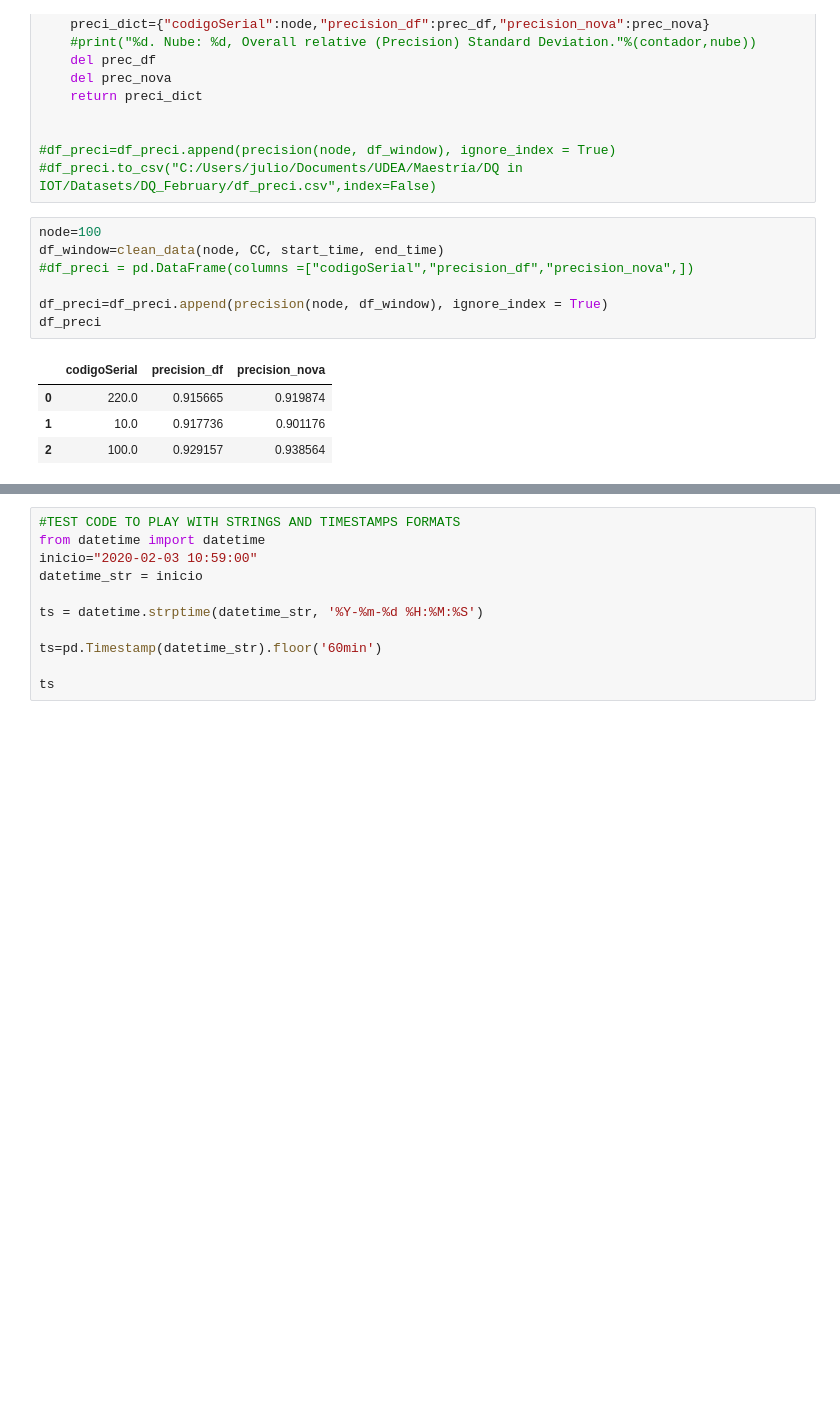
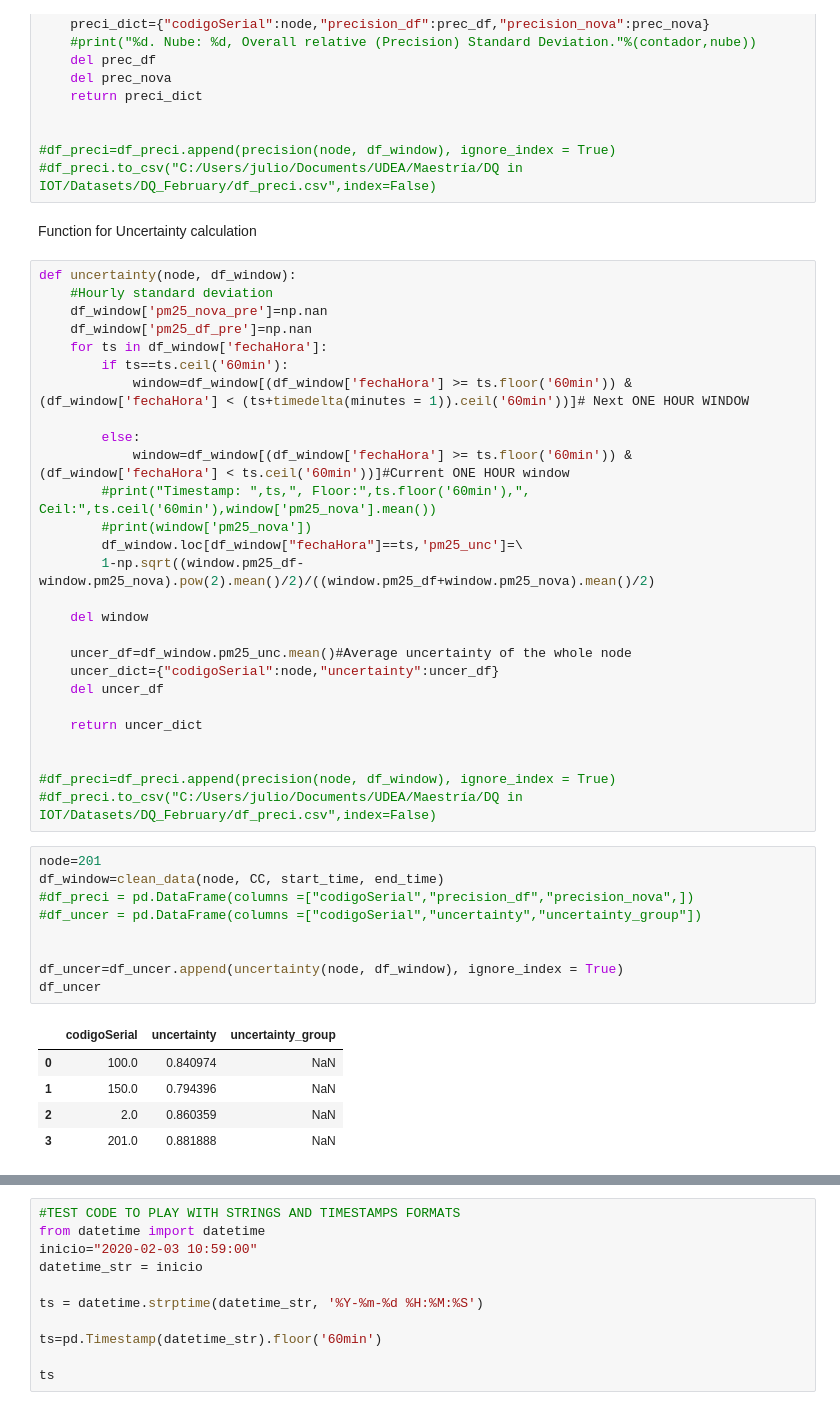
Before and after one commit to julioeagle/DQ_Repo, a Jupyter notebook: Total DQ measurement SIATA.ipynb, the cells around one changed output, grey strips where cells are left out. Saved outputs shown, nothing was run; the diff lists cells and outputs as text; blank space fills up the shorter version.

Commit message:
Uncertainty function working
Uncertainty function working

```diff
--- a/Total DQ measurement SIATA.ipynb
+++ b/Total DQ measurement SIATA.ipynb
@@ -986,15 +986,47 @@ def precision(node, df_window):
 
 #df_preci=df_preci.append(precision(node, df_window), ignore_index = True)
 #df_preci.to_csv("C:/Users/julio/Documents/UDEA/Maestría/DQ in IOT/Datasets/DQ_February/df_preci.csv",index=False)
+# %% [markdown]
+Function for Uncertainty calculation
+# %%
+def uncertainty(node, df_window):
+    #Hourly standard deviation
+    df_window['pm25_nova_pre']=np.nan
+    df_window['pm25_df_pre']=np.nan
+    for ts in df_window['fechaHora']:
+        if ts==ts.ceil('60min'):
+            window=df_window[(df_window['fechaHora'] >= ts.floor('60min')) & (df_window['fechaHora'] < (ts+timedelta(minutes = 1)).ceil('60min'))]# Next ONE HOUR WINDOW
+
+        else:
+            window=df_window[(df_window['fechaHora'] >= ts.floor('60min')) & (df_window['fechaHora'] < ts.ceil('60min'))]#Current ONE HOUR window
+        #print("Timestamp: ",ts,", Floor:",ts.floor('60min'),", Ceil:",ts.ceil('60min'),window['pm25_nova'].mean())
+        #print(window['pm25_nova'])
+        df_window.loc[df_window["fechaHora"]==ts,'pm25_unc']=\
+        1-np.sqrt((window.pm25_df-window.pm25_nova).pow(2).mean()/2)/((window.pm25_df+window.pm25_nova).mean()/2)
+
+    del window
+
+    uncer_df=df_window.pm25_unc.mean()#Average uncertainty of the whole node
+    uncer_dict={"codigoSerial":node,"uncertainty":uncer_df}
+    del uncer_df
+
+    return uncer_dict
+
+
+#df_preci=df_preci.append(precision(node, df_window), ignore_index = True)
+#df_preci.to_csv("C:/Users/julio/Documents/UDEA/Maestría/DQ in IOT/Datasets/DQ_February/df_preci.csv",index=False)
 # %%
-node=100
+node=201
 df_window=clean_data(node, CC, start_time, end_time)
 #df_preci = pd.DataFrame(columns =["codigoSerial","precision_df","precision_nova",])
+#df_uncer = pd.DataFrame(columns =["codigoSerial","uncertainty","uncertainty_group"])
 
-df_preci=df_preci.append(precision(node, df_window), ignore_index = True)
-df_preci
+
+df_uncer=df_uncer.append(uncertainty(node, df_window), ignore_index = True)
+df_uncer
 # %% [output]
-|  | codigoSerial | precision_df | precision_nova |
-| 0 | 220.0 | 0.915665 | 0.919874 |
-| 1 | 10.0 | 0.917736 | 0.901176 |
-| 2 | 100.0 | 0.929157 | 0.938564 |
+|  | codigoSerial | uncertainty | uncertainty_group |
+| 0 | 100.0 | 0.840974 | NaN |
+| 1 | 150.0 | 0.794396 | NaN |
+| 2 | 2.0 | 0.860359 | NaN |
+| 3 | 201.0 | 0.881888 | NaN |
```
Also changed, not shown: parts of 2 cells of this notebook.
